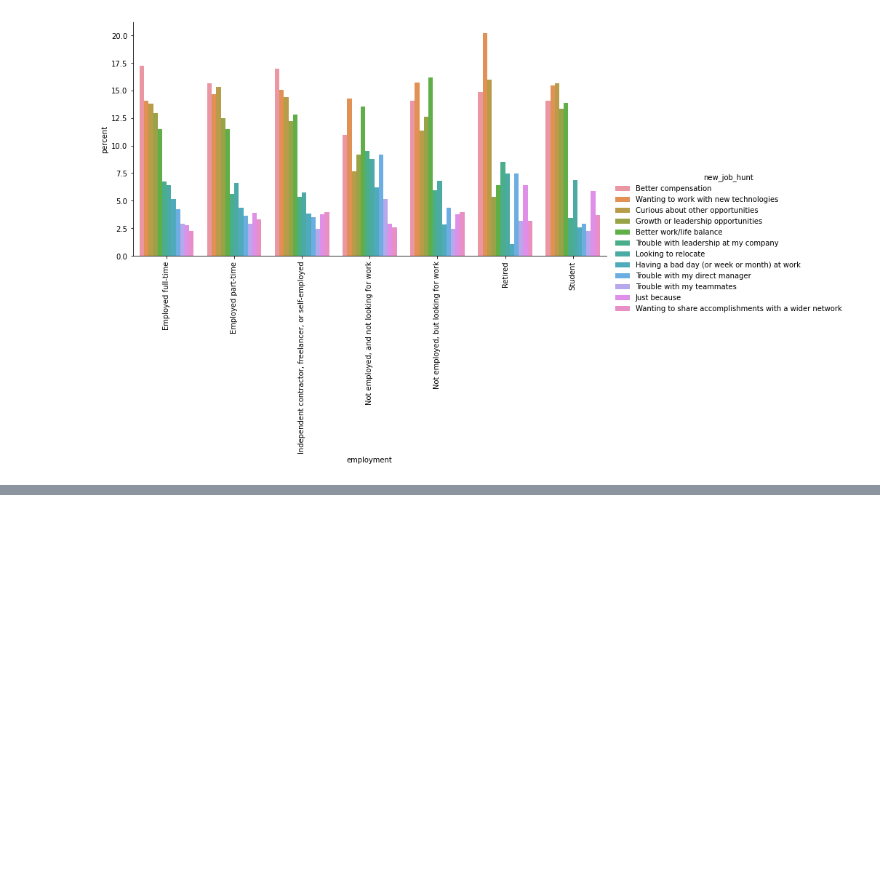
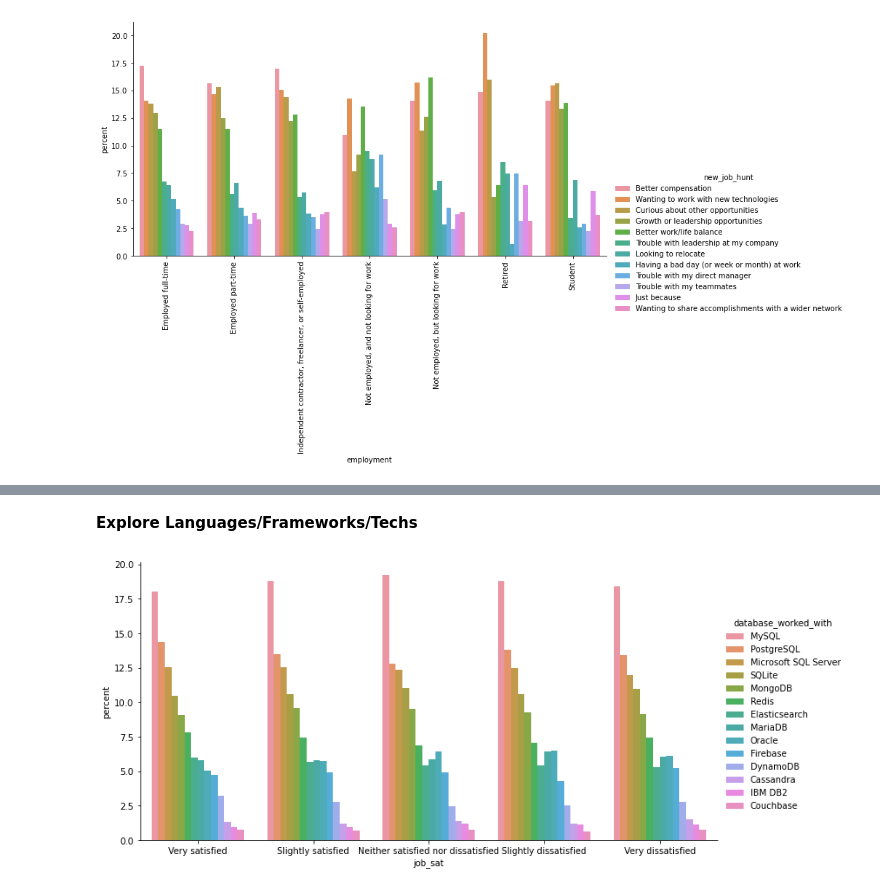
Before and after one commit to netxph/so-analysis, a Jupyter notebook: notebook/02-so-eda.ipynb, the cells around one changed output, grey strips where cells are left out. Cells and saved outputs as stored; diff of their text form; code cells hidden in the pictures; blank space fills up the shorter version.

```diff
--- a/notebook/02-so-eda.ipynb
+++ b/notebook/02-so-eda.ipynb
@@ -226,0 +247,6 @@ df.new_job_hunt_research.dropna().str.split(";").explode().value_counts().plot(k
+# %% [markdown]
+**Explore Languages/Frameworks/Techs**
+# %%
+plot_cat("job_sat", "database_worked_with", df);
+# %% [output]
+[figure, added]
```
Also changed, not shown: parts of 16 cells of this notebook, 1 other file.
